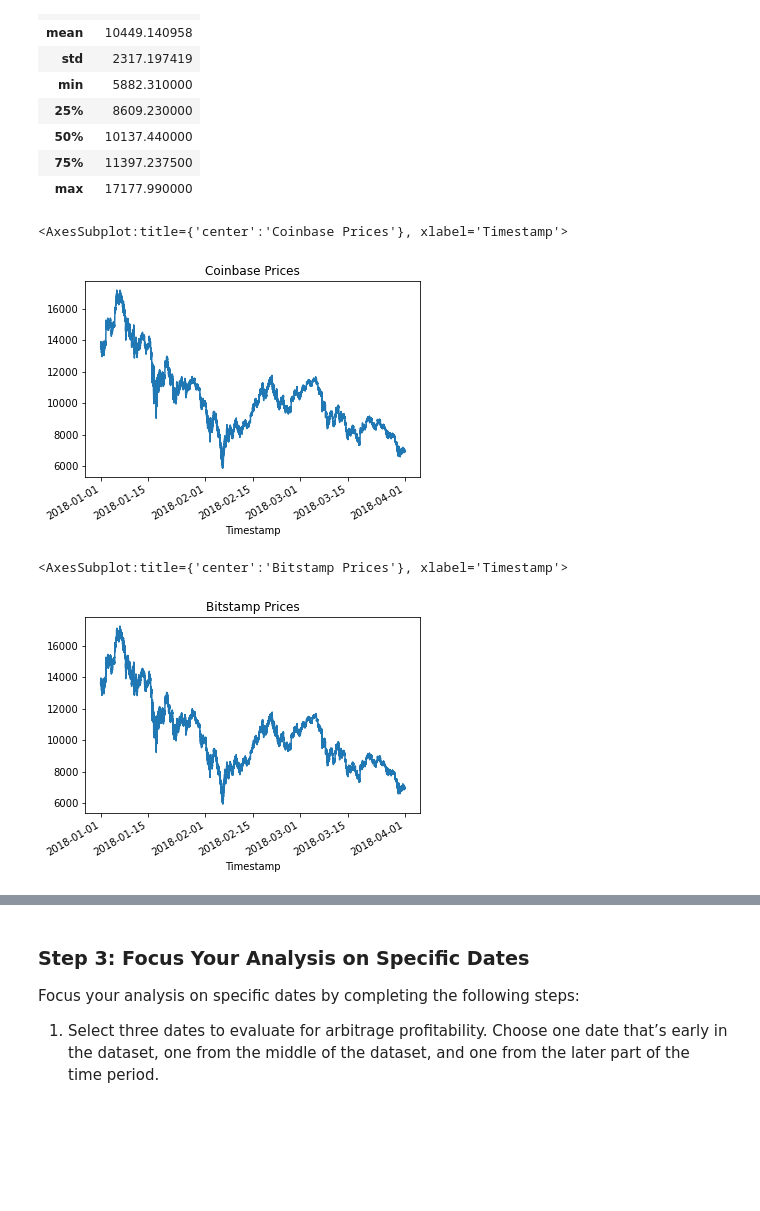
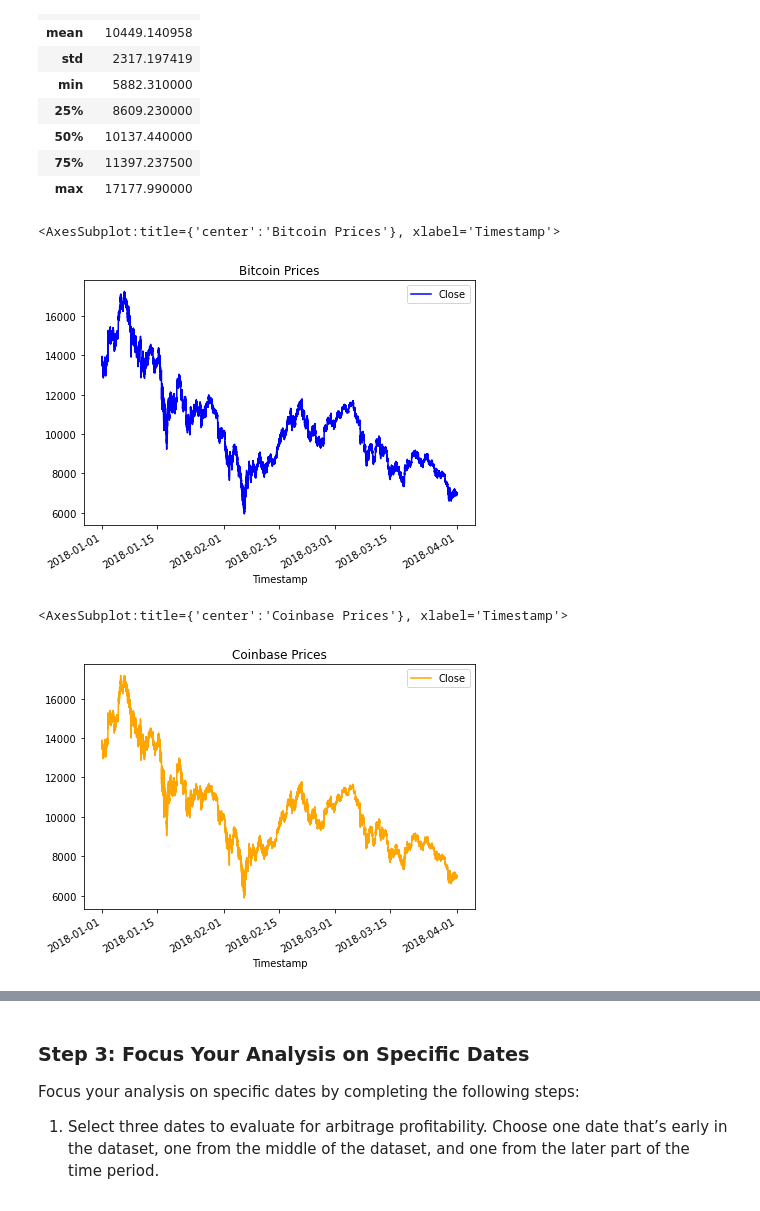
Before and after one commit to rupikaranjan/Bitcoin_Arbitrage_Analysis, a Jupyter notebook: crypto_arbitrage.ipynb, the cells around one changed output, grey strips where cells are left out. Cells and saved outputs as stored; diff of their text form; code cells hidden in the pictures; blank space fills up the shorter version.

```diff
--- a/crypto_arbitrage.ipynb
+++ b/crypto_arbitrage.ipynb
@@ -168,3 +168,9 @@ BTC Volume        float64
 USD Volume        float64
 Weighted Price    float64
 dtype: object
+# %%
+# Checking for Nan or missing value again and dropping them
+
+display(bitstamp.isnull().sum())
+bitstamp = bitstamp.dropna()
+display(bitstamp.isnull().sum())
@@ -283,10 +329,10 @@ Select the data you want to analyze. Use `loc` or `iloc` to select the following
 * Close
 # %%
 # Use loc or iloc to select `Timestamp (the index)` and `Close` from bitstamp DataFrame
-bitstamp_sliced = # YOUR CODE HERE
+bitstamp_sliced = bitstamp.loc[:,["Close"]]
 
 # Review the first five rows of the DataFrame
-# YOUR CODE HERE
+bitstamp_sliced.head()
 # %% [output]
 |  | Close |
 | Timestamp |  |
@@ -349,15 +397,19 @@ Sort through the time series data associated with the bitstamp and coinbase Data
 | max | 17177.990000 |
 # %%
 # Create a line plot for the bitstamp DataFrame for the full length of time in the dataset
-# Be sure that the figure size, title, and color are tailored to each visualization
-# YOUR CODE HERE
+
+bitstamp_sliced.plot(figsize=(7,5),
+                    title = "Bitcoin Prices",
+                    color="blue")
 # %% [output]
-<AxesSubplot:title={'center':'Coinbase Prices'}, xlabel='Timestamp'>
+<AxesSubplot:title={'center':'Bitcoin Prices'}, xlabel='Timestamp'>
-[figure, old version]
+[figure, new version]
 # %%
 # Create a line plot for the coinbase DataFrame for the full length of time in the dataset
-# Be sure that the figure size, title, and color are tailored to each visualization
-# YOUR CODE HERE
+
+coinbase_sliced.plot(figsize=(7,5),
+                    title = "Coinbase Prices",
+                    color="orange")
 # %% [output]
-<AxesSubplot:title={'center':'Bitstamp Prices'}, xlabel='Timestamp'>
+<AxesSubplot:title={'center':'Coinbase Prices'}, xlabel='Timestamp'>
-[figure, old version]
+[figure, new version]
```
Also changed, not shown: parts of 50 cells of this notebook, 1 other file.
